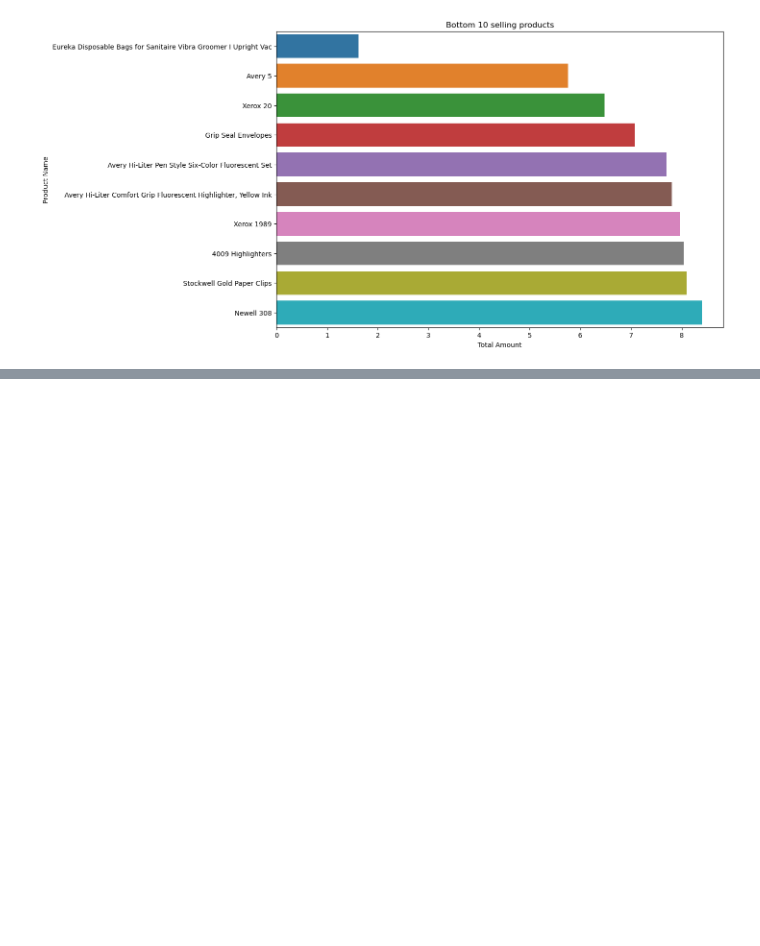
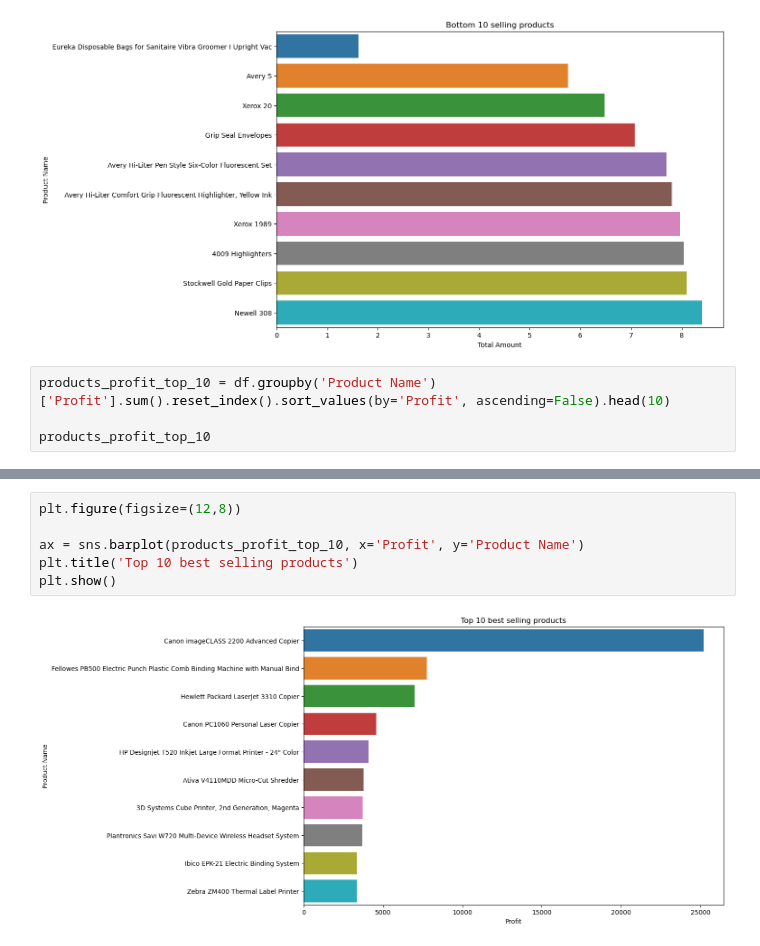
Before and after one commit to fahime10/Retail-Supply-Chain-Analysis, a Jupyter notebook: notebook/retail_supply_chain_analysis.ipynb, the cells around one changed output, grey strips where cells are left out. Saved outputs shown, nothing was run; the diff lists cells and outputs as text; blank space fills up the shorter version.

```diff
--- a/notebook/retail_supply_chain_analysis.ipynb
+++ b/notebook/retail_supply_chain_analysis.ipynb
@@ -239,3 +240,7 @@ plt.title('Bottom 10 selling products')
 plt.show()
 # %% [output]
 [figure]
+# %%
+products_profit_top_10 = df.groupby('Product Name')['Profit'].sum().reset_index().sort_values(by='Profit', ascending=False).head(10)
+
+products_profit_top_10
@@ -241,0 +259,8 @@ plt.show()
+# %%
+plt.figure(figsize=(12,8))
+
+ax = sns.barplot(products_profit_top_10, x='Profit', y='Product Name')
+plt.title('Top 10 best selling products')
+plt.show()
+# %% [output]
+[figure, added]
```
Also changed, not shown: parts of 12 cells of this notebook.
